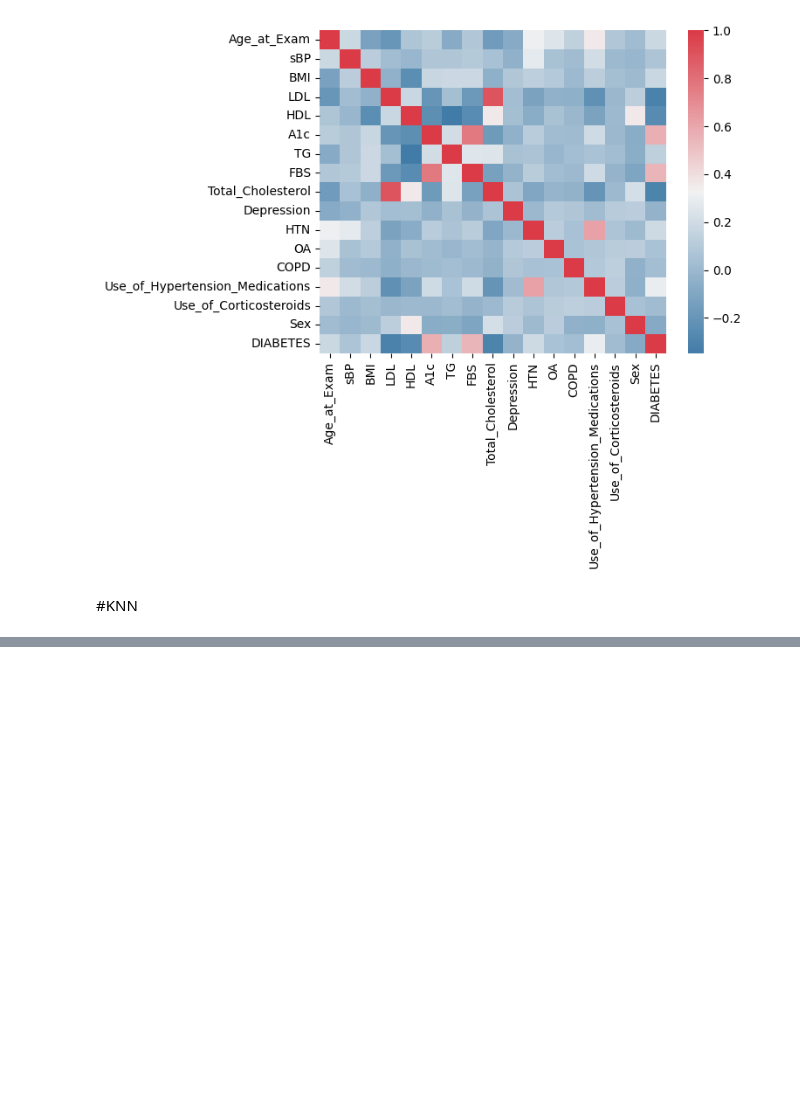
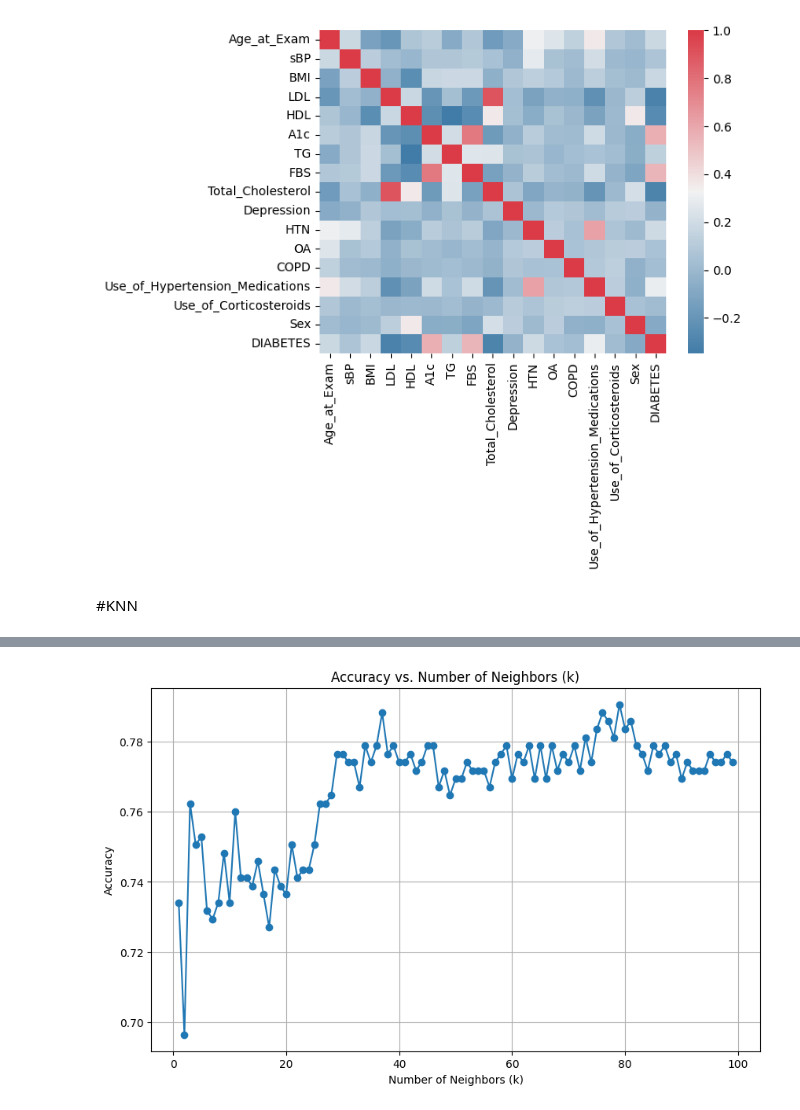
Before and after one commit to Yutong-Lu/A-Machine-Learning-Approach-for-Diabetes-Prediction-in-the-Canadian-Population, a Jupyter notebook: KNN_Final_Project.ipynb, the cells around one changed output, grey strips where cells are left out. Cells and saved outputs as stored; diff of their text form; code cells hidden in the pictures; blank space fills up the shorter version.

```diff
--- a/KNN_Final_Project.ipynb
+++ b/KNN_Final_Project.ipynb
@@ -341,0 +345,29 @@ plt.show()
+# %%
+
+# Selecting k
+k_values = []
+accuracy_values = []
+best_k = 0
+max_acc = 0
+
+for k in range(1, 100):
+    knn_classifier = KNeighborsClassifier(n_neighbors=k)
+    knn_classifier.fit(X_train_filled_mice, y_train)
+    y_pred = knn_classifier.predict(X_test_filled_mice)
+    accuracy = accuracy_score(y_test, y_pred)
+    k_values.append(k)
+    accuracy_values.append(accuracy)
+    if accuracy > max_acc:
+        max_acc = accuracy
+        best_k = k
+
+
+plt.figure(figsize=(10, 6))
+plt.plot(k_values, accuracy_values, marker='o')
+plt.title("Accuracy vs. Number of Neighbors (k)")
+plt.xlabel("Number of Neighbors (k)")
+plt.ylabel("Accuracy")
+plt.grid(True)
+plt.show()
+# %% [output]
+[figure, added]
```
Also changed, not shown: parts of 9 cells of this notebook.
